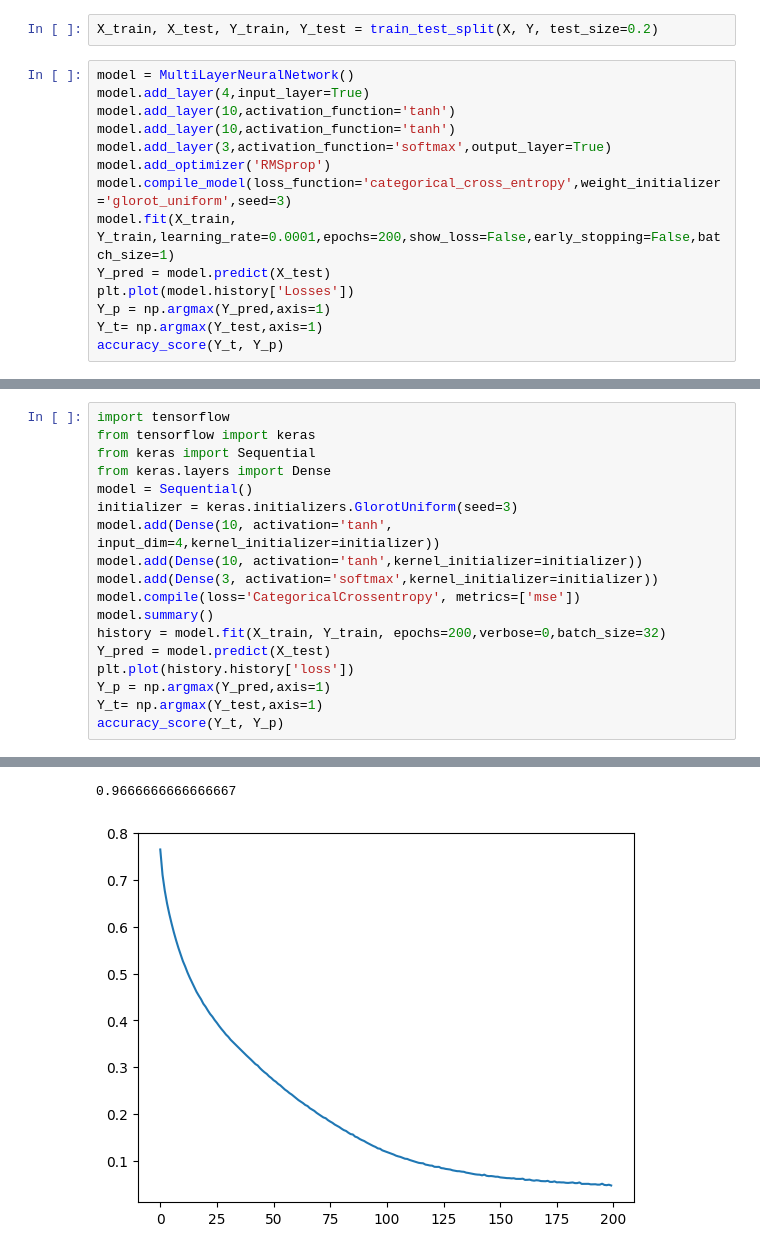
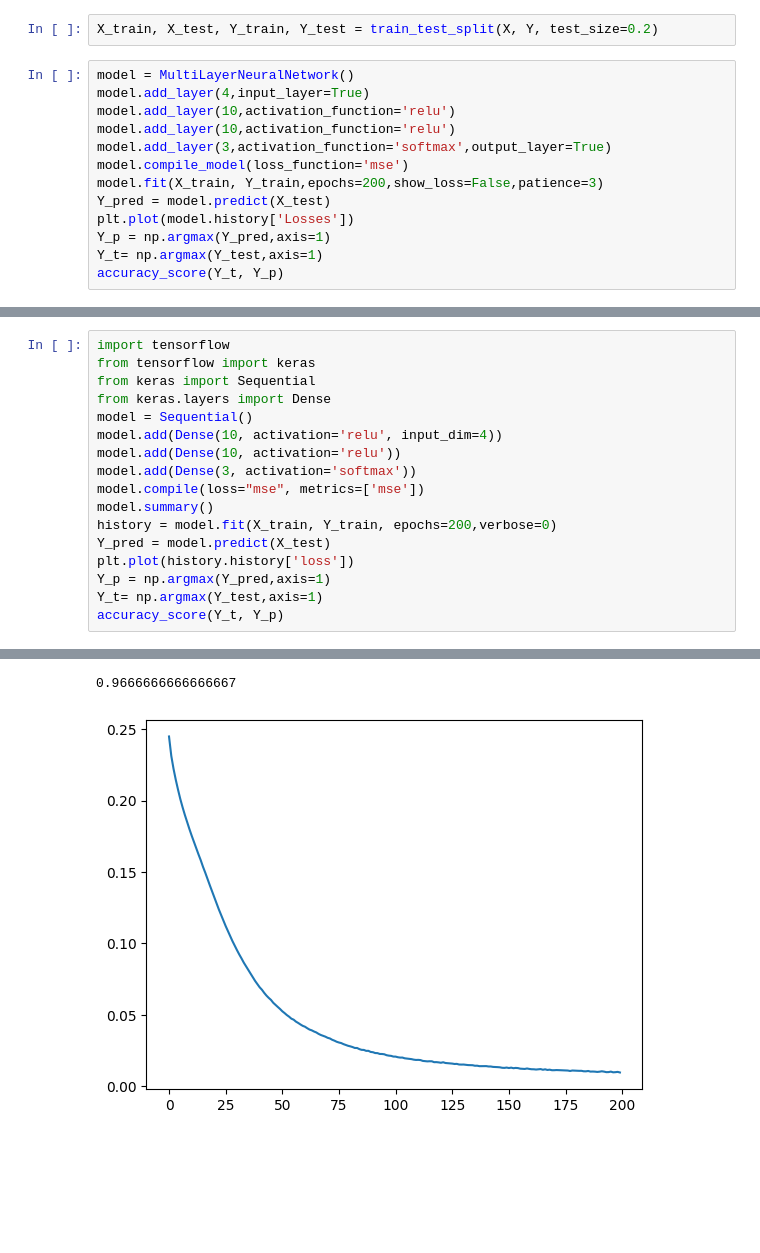
Before and after one commit to ankit869/Multilayer-Neural-Network, a Jupyter notebook: iris_test.ipynb, the cells around one changed output, grey strips where cells are left out. Drawn from its saved outputs; the diff is of its cells as text; blank space fills up the shorter version.

```diff
--- a/iris_test.ipynb
+++ b/iris_test.ipynb
@@ -39,12 +39,11 @@ X_train, X_test, Y_train, Y_test = train_test_split(X, Y, test_size=0.2)
 # %%
 model = MultiLayerNeuralNetwork()
 model.add_layer(4,input_layer=True)
-model.add_layer(10,activation_function='tanh')
-model.add_layer(10,activation_function='tanh')
+model.add_layer(10,activation_function='relu')
+model.add_layer(10,activation_function='relu')
 model.add_layer(3,activation_function='softmax',output_layer=True)
-model.add_optimizer('RMSprop')
-model.compile_model(loss_function='categorical_cross_entropy',weight_initializer='glorot_uniform',seed=3)
-model.fit(X_train, Y_train,learning_rate=0.0001,epochs=200,show_loss=False,early_stopping=False,batch_size=1)
+model.compile_model(loss_function='mse')
+model.fit(X_train, Y_train,epochs=200,show_loss=False,patience=3)
 Y_pred = model.predict(X_test)
 plt.plot(model.history['Losses'])
 Y_p = np.argmax(Y_pred,axis=1)
@@ -76,13 +75,12 @@ from tensorflow import keras
 from keras import Sequential
 from keras.layers import Dense
 model = Sequential()
-initializer = keras.initializers.GlorotUniform(seed=3)
-model.add(Dense(10, activation='tanh', input_dim=4,kernel_initializer=initializer))
-model.add(Dense(10, activation='tanh',kernel_initializer=initializer))
-model.add(Dense(3, activation='softmax',kernel_initializer=initializer))
-model.compile(loss='CategoricalCrossentropy', metrics=['mse'])
+model.add(Dense(10, activation='relu', input_dim=4))
+model.add(Dense(10, activation='relu'))
+model.add(Dense(3, activation='softmax'))
+model.compile(loss="mse", metrics=['mse'])
 model.summary()
-history = model.fit(X_train, Y_train, epochs=200,verbose=0,batch_size=32)
+history = model.fit(X_train, Y_train, epochs=200,verbose=0)
 Y_pred = model.predict(X_test)
 plt.plot(history.history['loss'])
 Y_p = np.argmax(Y_pred,axis=1)
@@ -108,2 +106,2 @@ _________________________________________________________________
 0.9666666666666667
-[figure, old version]
+[figure, new version]
```
Also changed, not shown: parts of 4 cells of this notebook, 5 other files.
